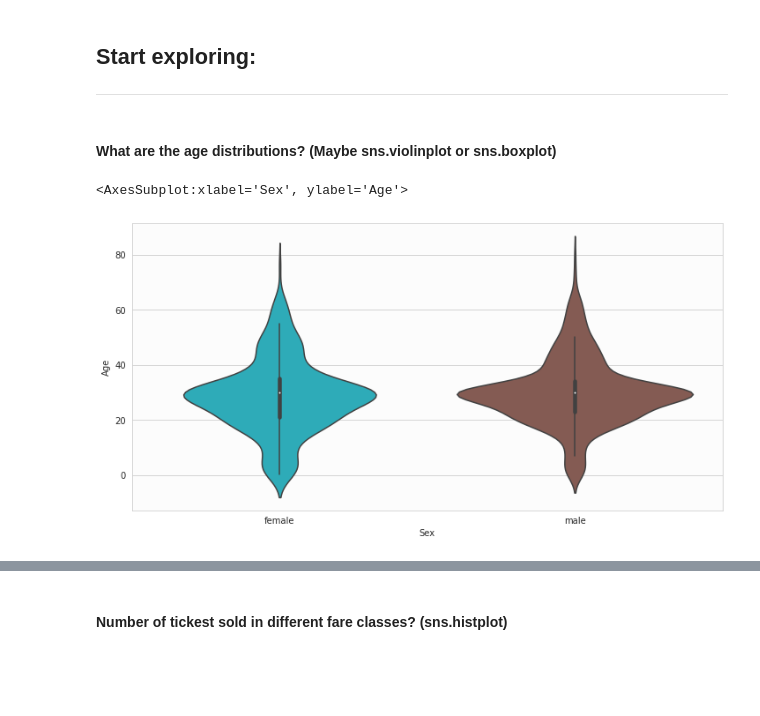
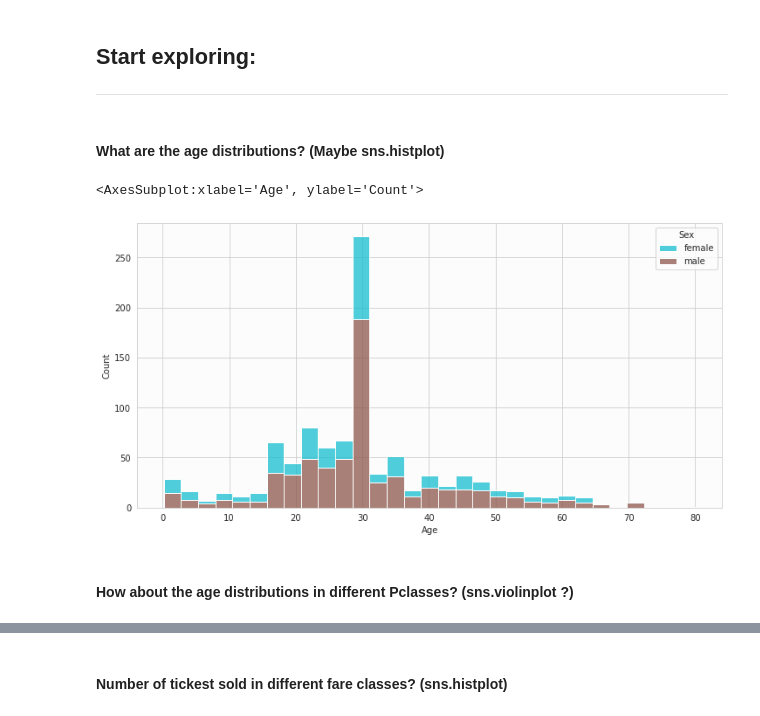
Before and after one commit to topiko/MLcourseMaterial, a Jupyter notebook: Assigment/Assigment_titanic.ipynb, the cells around one changed output, grey strips where cells are left out. Drawn from its saved outputs; the diff is of its cells as text; code cells hidden in the pictures; blank space fills up the shorter version.

```diff
--- a/Assigment/Assigment_titanic.ipynb
+++ b/Assigment/Assigment_titanic.ipynb
@@ -122,14 +149,17 @@ check_data(data)
 ## Start exploring:
 ***
 # %% [markdown]
-#### What are the age distributions? (Maybe sns.violinplot or sns.boxplot)
+#### What are the age distributions? (Maybe sns.histplot)
 # %%
 sex_palette={'male':'C5', 'female':'C9'}
 
-sns.violinplot(x='Sex', y='Age', data=data, palette=sex_palette)
+#_ = sns.violinplot(x='Sex', y='Age', data=data, palette=sex_palette)
+sns.histplot(x=data.Age, hue=data.Sex, data=data, palette=sex_palette, multiple='stack')
 # %% [output]
-<AxesSubplot:xlabel='Sex', ylabel='Age'>
+<AxesSubplot:xlabel='Age', ylabel='Count'>
-[figure, old version]
+[figure, new version]
+# %% [markdown]
+#### How about the age distributions in different Pclasses? (sns.violinplot ?)
 # %%
 _ = sns.violinplot(x='Pclass', y='Age', data=data)
 # %% [output]
```
Also changed, not shown: parts of 46 cells of this notebook.
